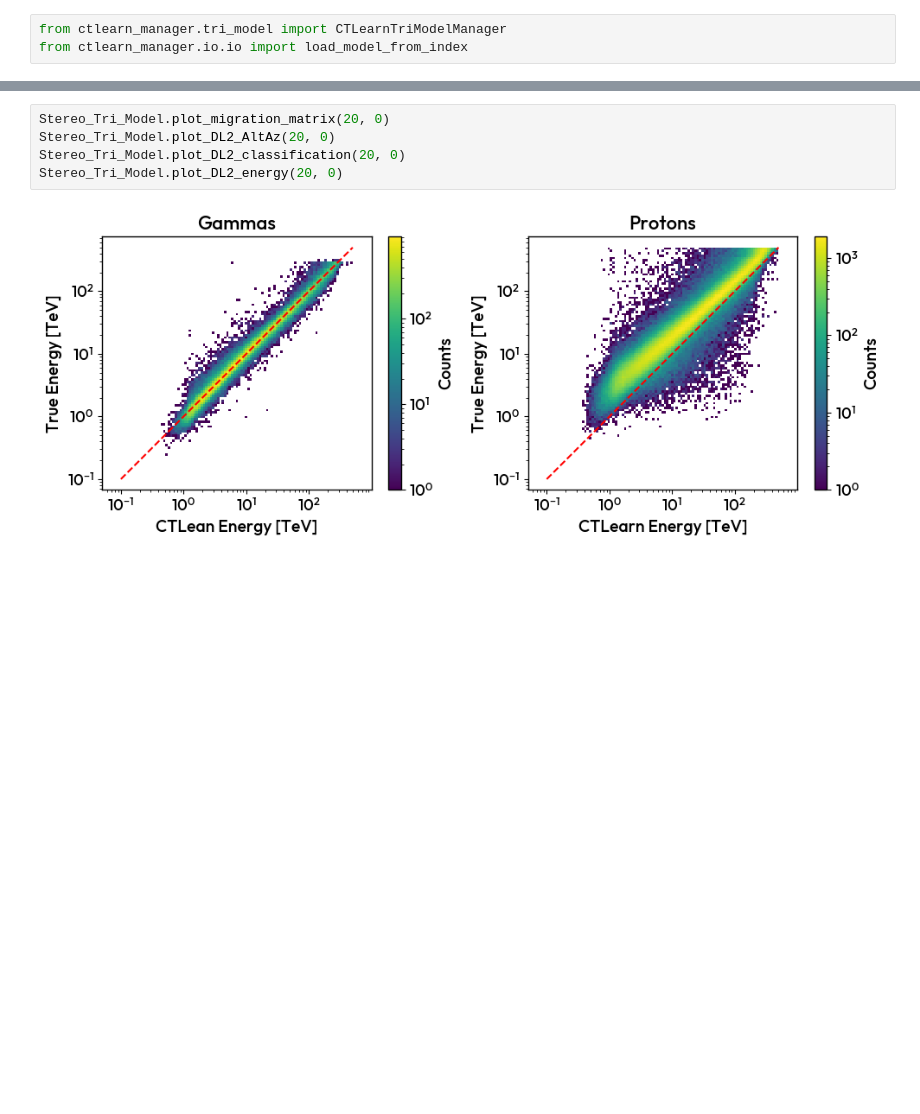
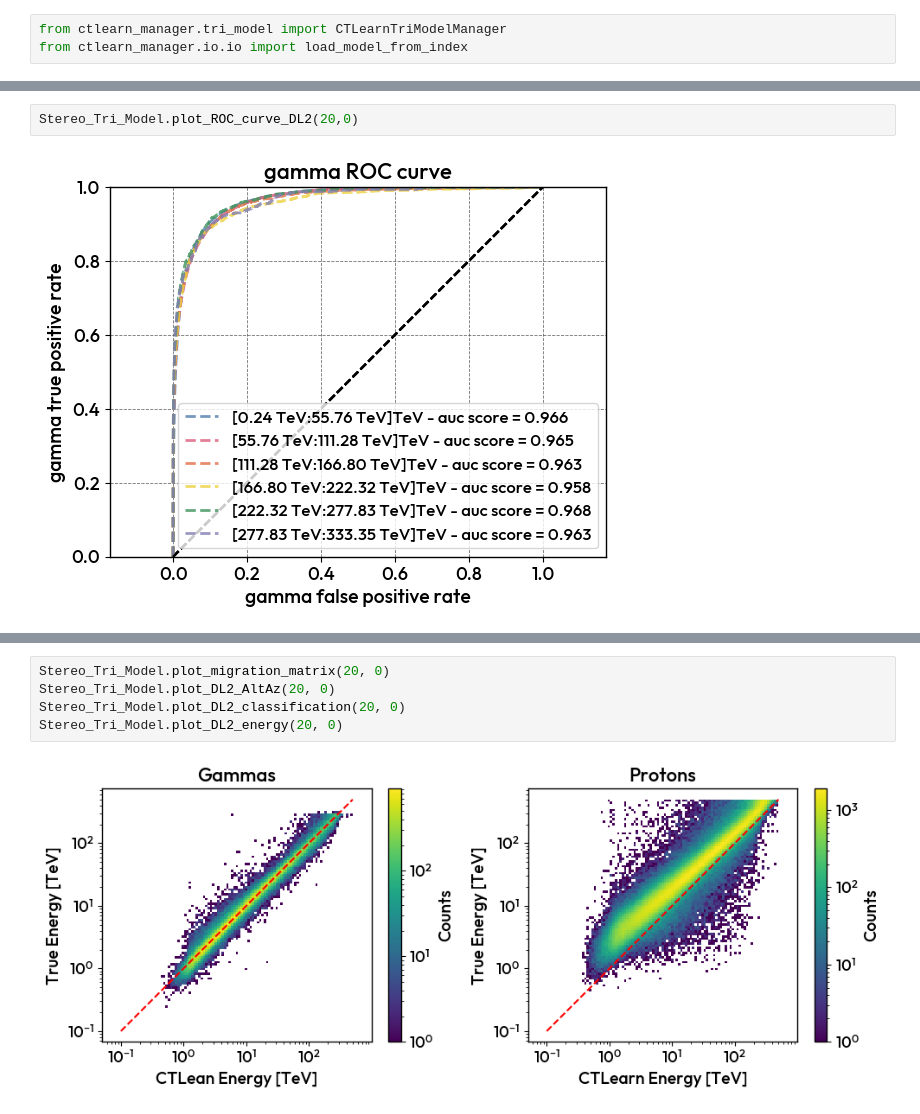
Before and after one commit to BastienLacave/CTLearn-Manager, a Jupyter notebook: notebooks/5_Check_DL2.ipynb, the cells around one changed output, grey strips where cells are left out. Cells and saved outputs as stored; diff of their text form; blank space fills up the shorter version.

Commit message:
Enhance ROC curve plotting by adding dynamic energy bins and improving data handling for gamma and proton files

```diff
--- a/notebooks/5_Check_DL2.ipynb
+++ b/notebooks/5_Check_DL2.ipynb
@@ -14 +14,5 @@ Stereo_Tri_Model = CTLearnTriModelManager(direction_model=direction_model, energ
+# %%
+Stereo_Tri_Model.plot_ROC_curve_DL2(20,0)
+# %% [output]
+[figure, added]
 # %%
```
Also changed, not shown: parts of 2 cells of this notebook, 1 other file.
